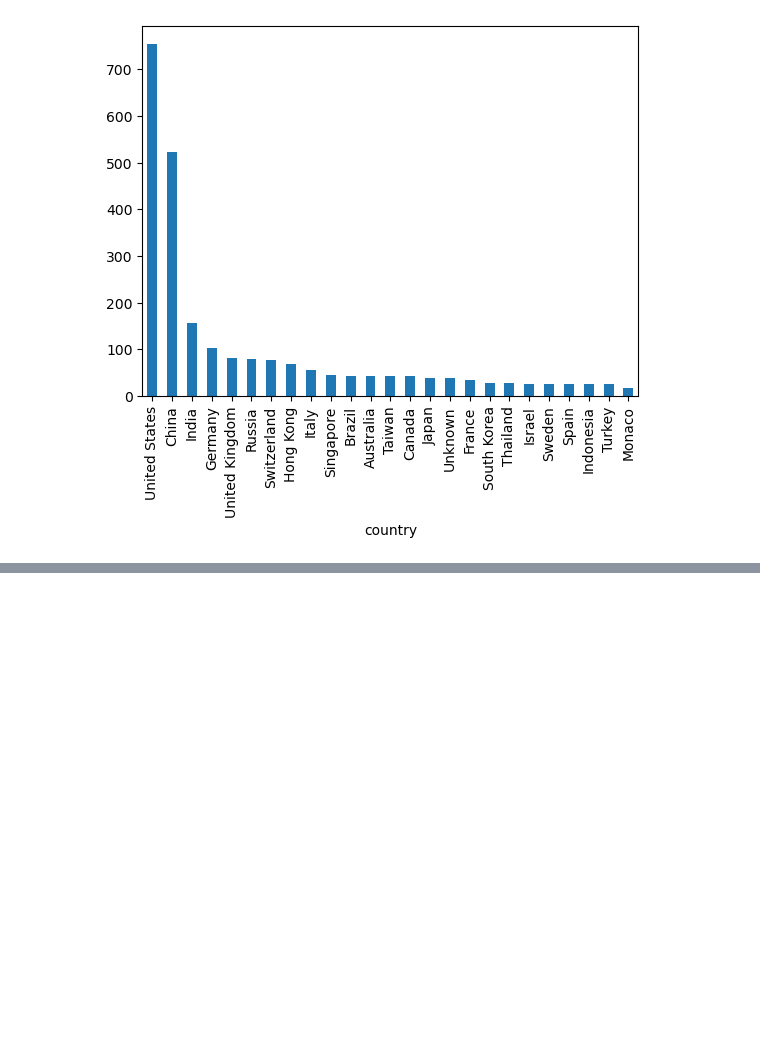
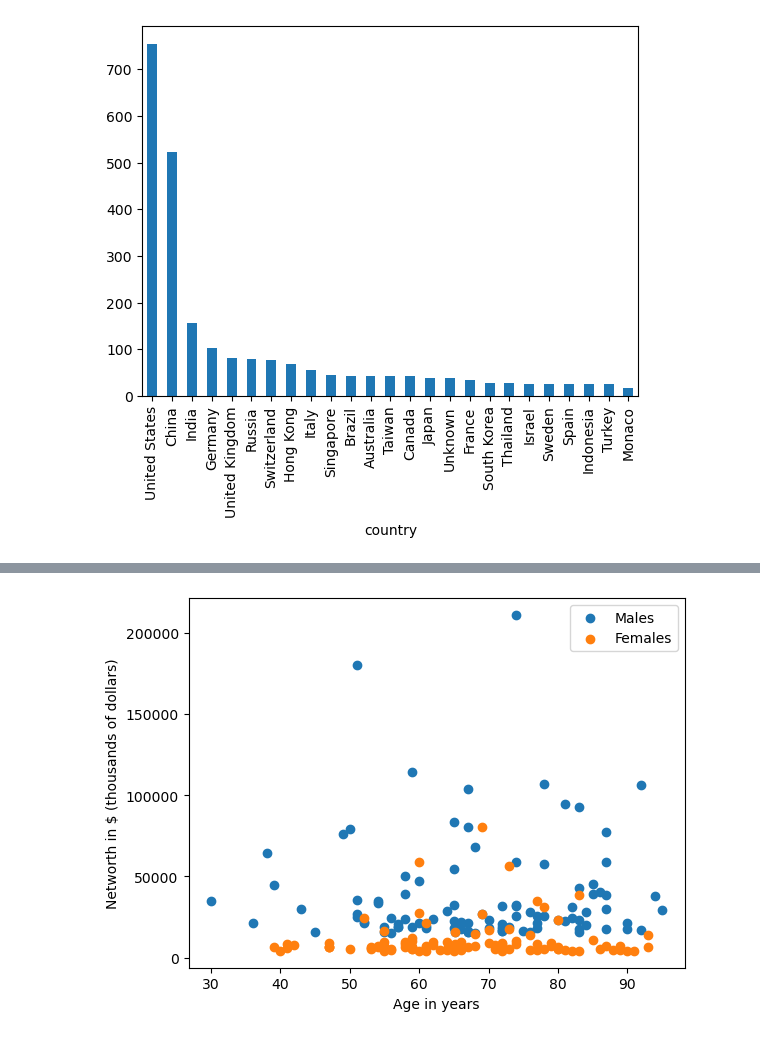
Before and after one commit to angrybeanz/MATH189FinalFork, a Jupyter notebook: code.ipynb, the cells around one changed output, grey strips where cells are left out. Cells and saved outputs as stored; diff of their text form; code cells hidden in the pictures; blank space fills up the shorter version.

```diff
--- a/code.ipynb
+++ b/code.ipynb
@@ -63,0 +161,10 @@ df.groupby('country')['personName'].count().sort_values(ascending=False).iloc[:2
+# %%
+# Relationship between age and networth?
+plt.scatter(males['age'][:100], males['finalWorth'][:100], label = 'Males')
+plt.scatter(females['age'][:100], females['finalWorth'][:100], label = 'Females')
+plt.legend()
+plt.xlabel('Age in years')
+plt.ylabel('Networth in $ (thousands of dollars)')
+plt.show()
+# %% [output]
+[figure, added]
```
Also changed, not shown: parts of 16 cells of this notebook.
